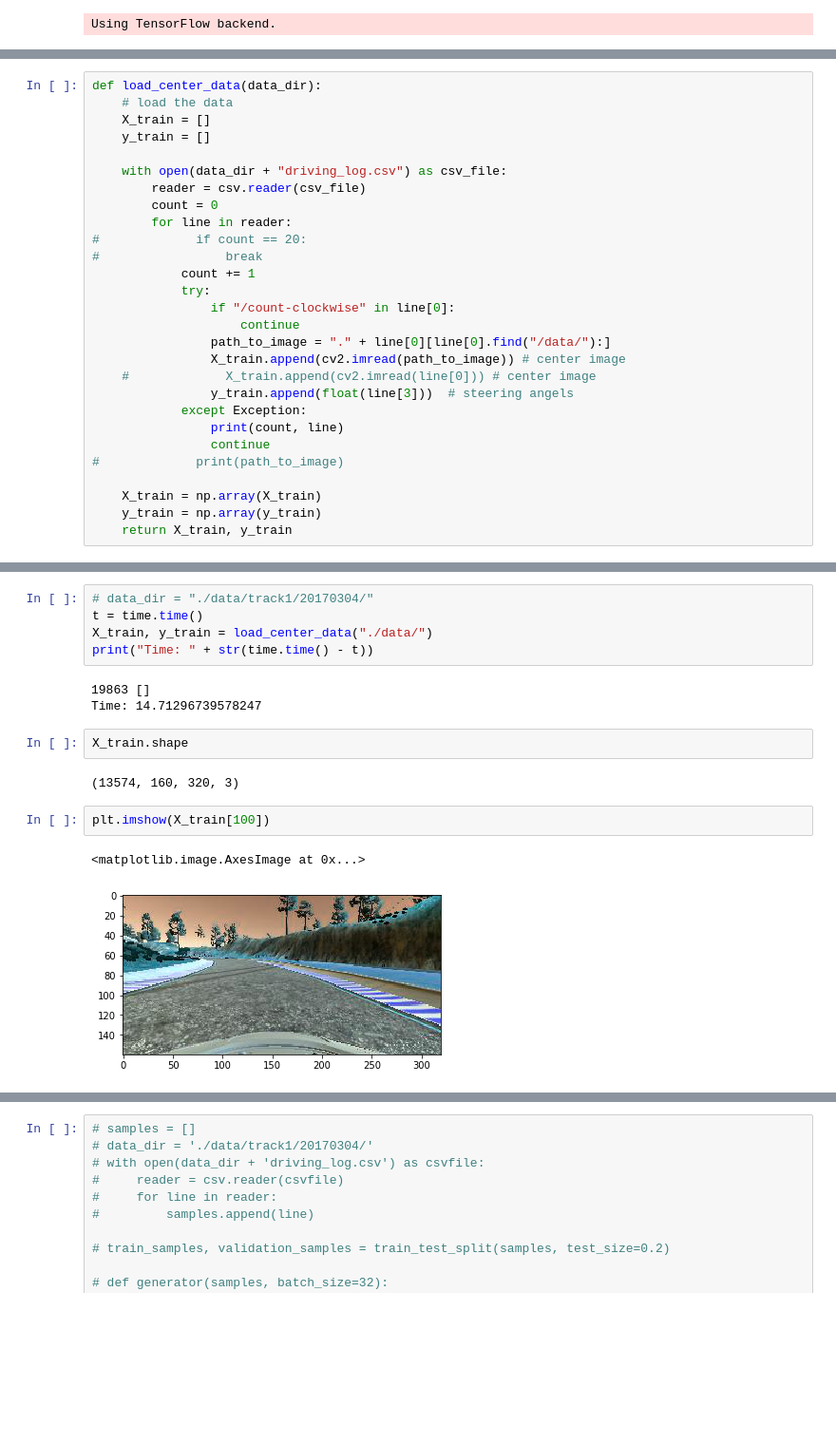
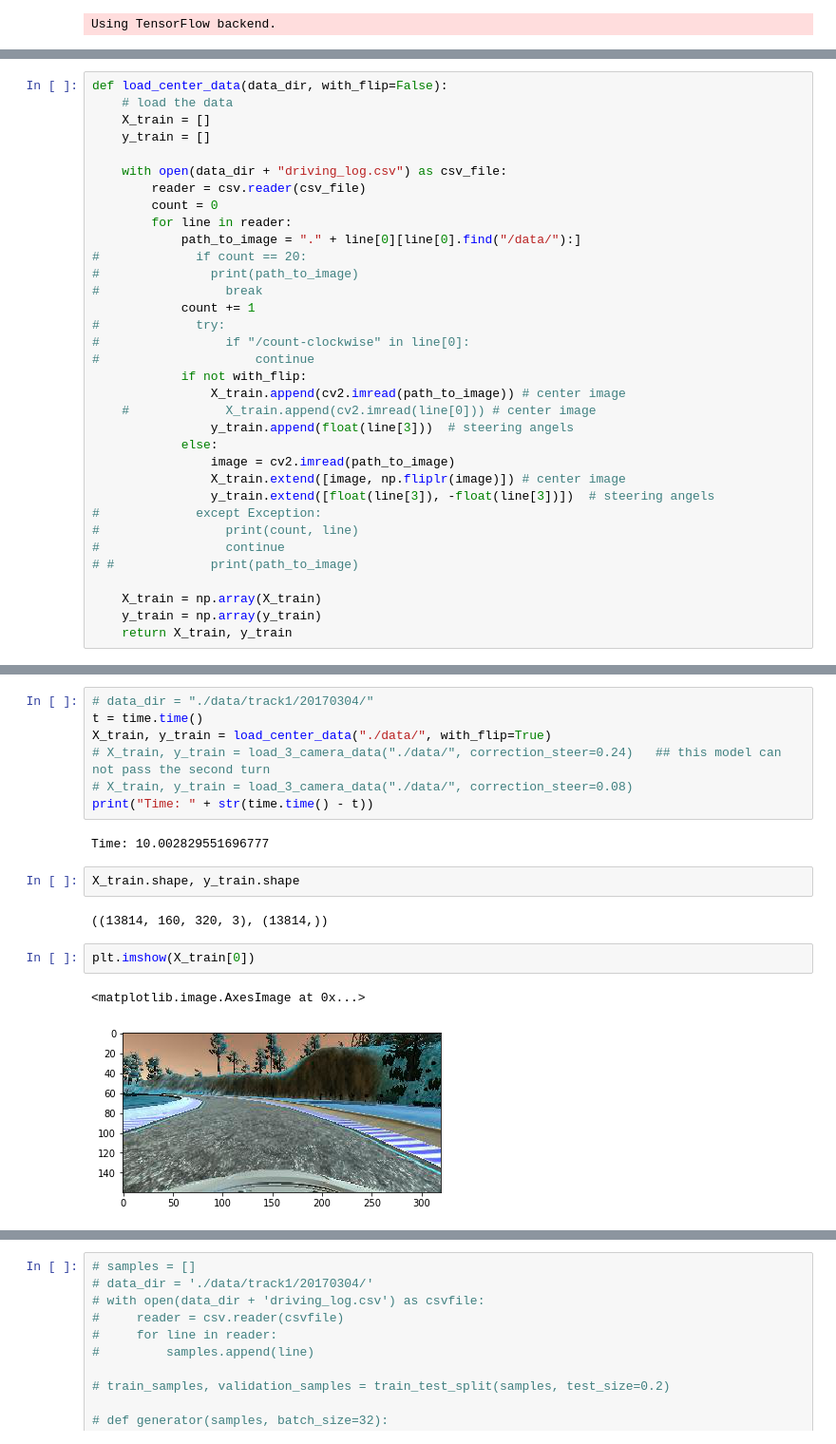
Before and after one commit to dlzhangxg/CarND-Behavioral-Cloning-P3, a Jupyter notebook: behavrior_cloning_training.ipynb, the cells around one changed output, grey strips where cells are left out. Shown: that part at 95% size. Saved outputs shown, nothing was run; the diff lists cells and outputs as text; blank space fills up the shorter version.

```diff
--- a/behavrior_cloning_training.ipynb
+++ b/behavrior_cloning_training.ipynb
@@ -21,5 +97,5 @@ Using TensorFlow backend.
 # %%
-def load_center_data(data_dir):
+def load_center_data(data_dir, with_flip=False):
     # load the data
     X_train = []
     y_train = []
@@ -28,20 +104,26 @@ def load_center_data(data_dir):
         reader = csv.reader(csv_file)
         count = 0
         for line in reader:
+            path_to_image = "." + line[0][line[0].find("/data/"):]
 #             if count == 20:
+#               print(path_to_image)
 #                 break
             count += 1
-            try:
-                if "/count-clockwise" in line[0]:
-                    continue
-                path_to_image = "." + line[0][line[0].find("/data/"):]
+#             try:
+#                 if "/count-clockwise" in line[0]:
+#                     continue
+            if not with_flip:
                 X_train.append(cv2.imread(path_to_image)) # center image
     #             X_train.append(cv2.imread(line[0])) # center image
                 y_train.append(float(line[3]))  # steering angels
-            except Exception:
-                print(count, line)
-                continue
-#             print(path_to_image)
+            else:
+                image = cv2.imread(path_to_image)
+                X_train.extend([image, np.fliplr(image)]) # center image
+                y_train.extend([float(line[3]), -float(line[3])])  # steering angels
+#             except Exception:
+#                 print(count, line)
+#                 continue
+# #             print(path_to_image)
 
     X_train = np.array(X_train)
     y_train = np.array(y_train)
@@ -49,17 +152,18 @@ def load_center_data(data_dir):
 # %%
 # data_dir = "./data/track1/20170304/"
 t = time.time()
-X_train, y_train = load_center_data("./data/")
+X_train, y_train = load_center_data("./data/", with_flip=True)
+# X_train, y_train = load_3_camera_data("./data/", correction_steer=0.24)   ## this model can not pass the second turn
+# X_train, y_train = load_3_camera_data("./data/", correction_steer=0.08)
 print("Time: " + str(time.time() - t))
 # %% [output]
-19863 []
-Time: 14.71296739578247
+Time: 10.002829551696777
 # %%
-X_train.shape
+X_train.shape, y_train.shape
 # %% [output]
-(13574, 160, 320, 3)
+((13814, 160, 320, 3), (13814,))
 # %%
-plt.imshow(X_train[100])
+plt.imshow(X_train[0])
 # %% [output]
 <matplotlib.image.AxesImage at 0x...>
-[figure, old version]
+[figure, new version]
```
Also changed, not shown: parts of 16 cells of this notebook.
